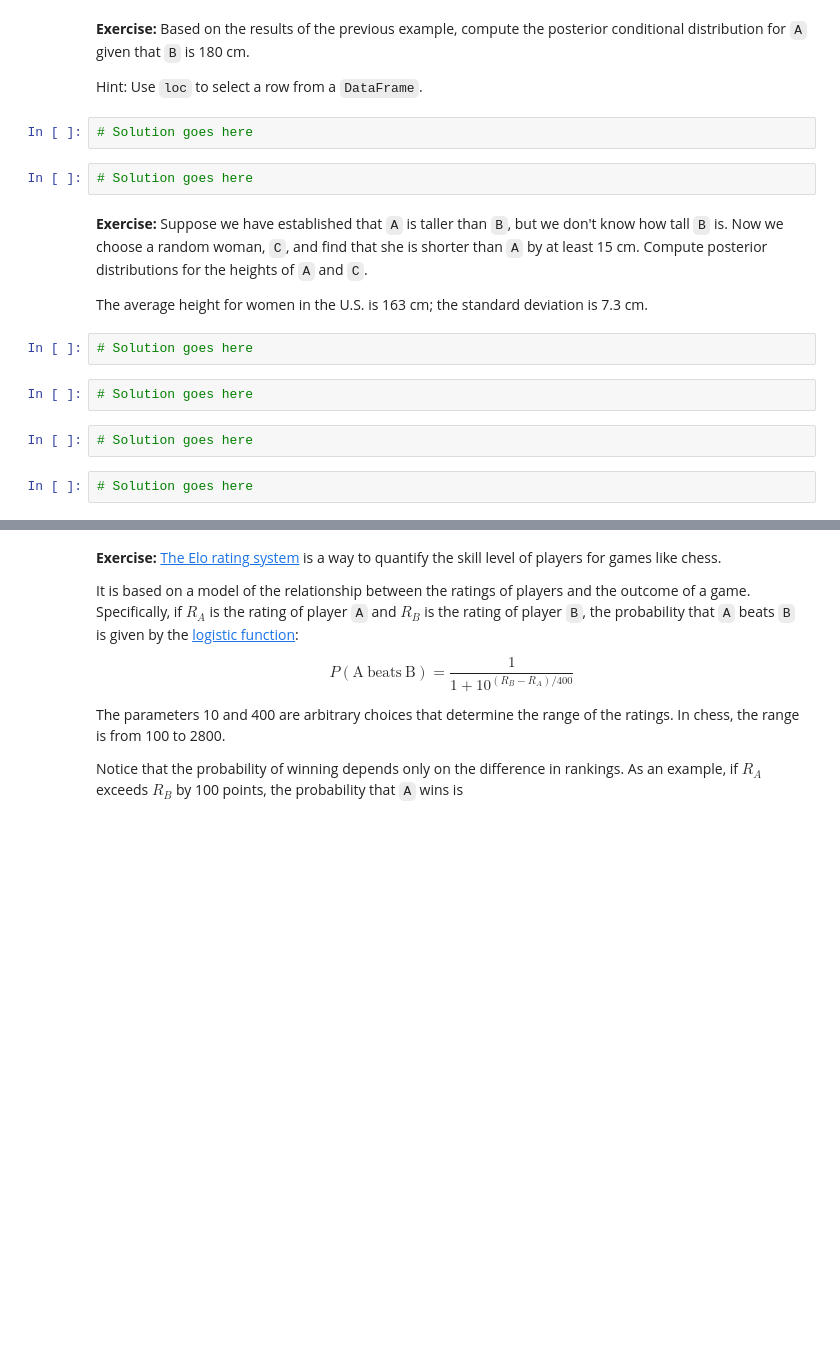
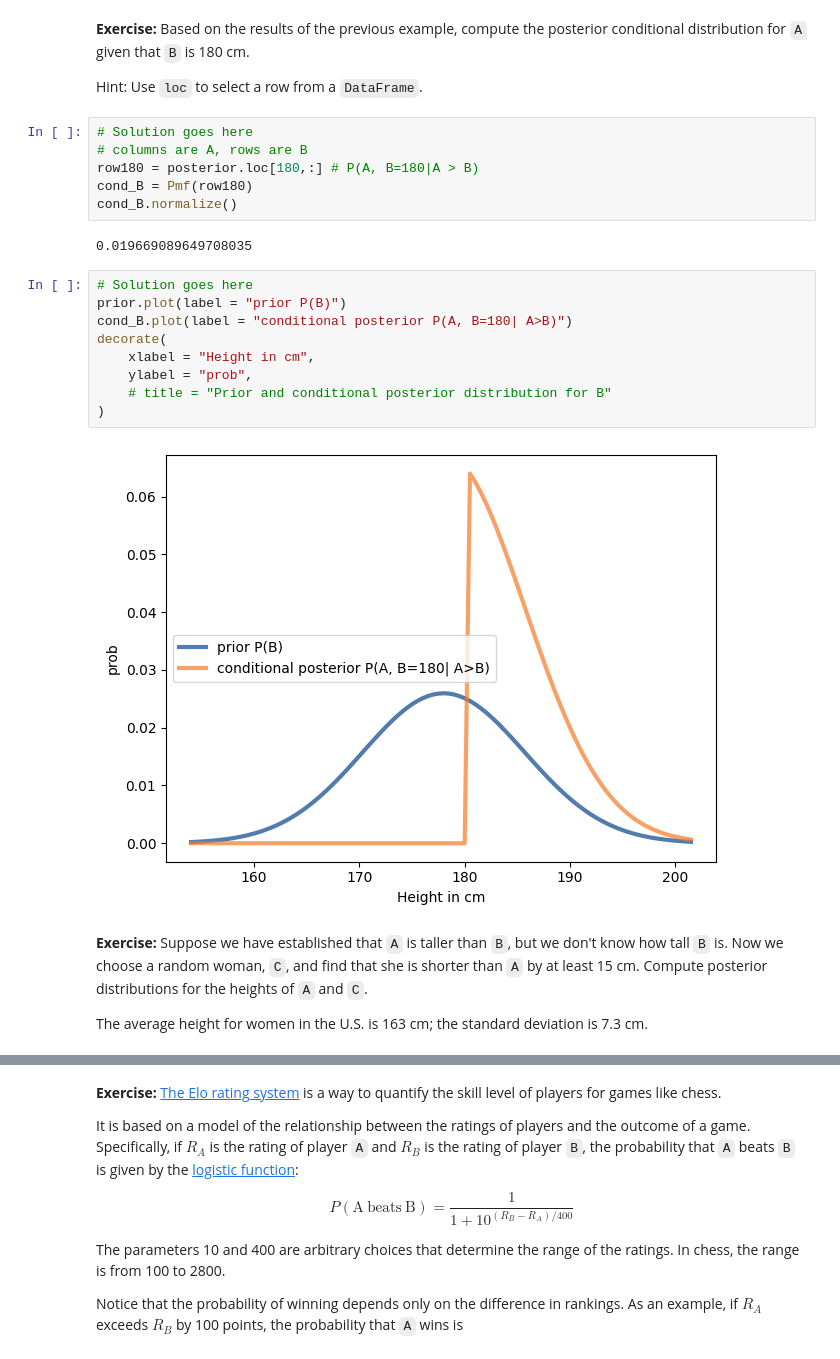
Before and after one commit to mat-ej/ThinkBayes2, a Jupyter notebook: notebooks/chap11.ipynb, the cells around one changed output, grey strips where cells are left out. Drawn from its saved outputs; the diff is of its cells as text; blank space fills up the shorter version.

```diff
--- a/notebooks/chap11.ipynb
+++ b/notebooks/chap11.ipynb
@@ -675,20 +670,27 @@ As an exercise, you'll have a chance to apply the same process to a problem that
 **Exercise:** Based on the results of the previous example, compute the posterior conditional distribution for `A` given that `B` is 180 cm.
 
 Hint: Use `loc` to select a row from a `DataFrame`.
-# %%
-# Solution goes here
-# %%
-# Solution goes here
+# %%
+# Solution goes here
+# columns are A, rows are B
+row180 = posterior.loc[180,:] # P(A, B=180|A > B)
+cond_B = Pmf(row180)
+cond_B.normalize()
+# %% [output]
+0.019669089649708035
+# %%
+# Solution goes here
+prior.plot(label = "prior P(B)")
+cond_B.plot(label = "conditional posterior P(A, B=180| A>B)")
+decorate(
+    xlabel = "Height in cm",
+    ylabel = "prob",
+    # title = "Prior and conditional posterior distribution for B"
+)
+# %% [output]
+[figure, added]
 # %% [markdown]
 **Exercise:** Suppose we have established that `A` is taller than `B`, but we don't know how tall `B` is.
 Now we choose a random woman, `C`, and find that she is shorter than `A` by at least 15 cm.  Compute posterior distributions for the heights of `A` and `C`.
 
 The average height for women in the U.S. is 163 cm; the standard deviation is 7.3 cm.
-# %%
-# Solution goes here
-# %%
-# Solution goes here
-# %%
-# Solution goes here
-# %%
-# Solution goes here
```
Also changed, not shown: parts of 38 cells of this notebook.
